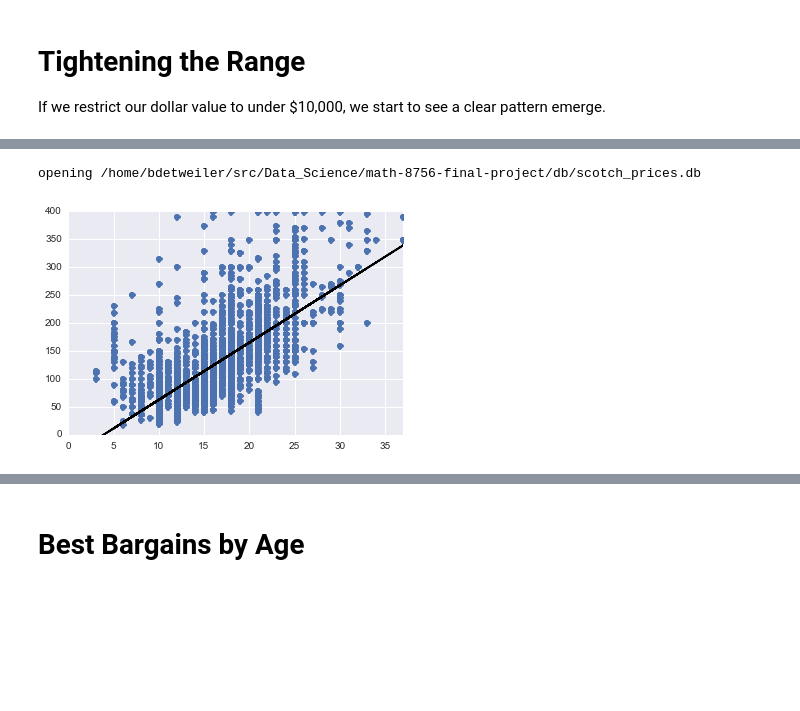
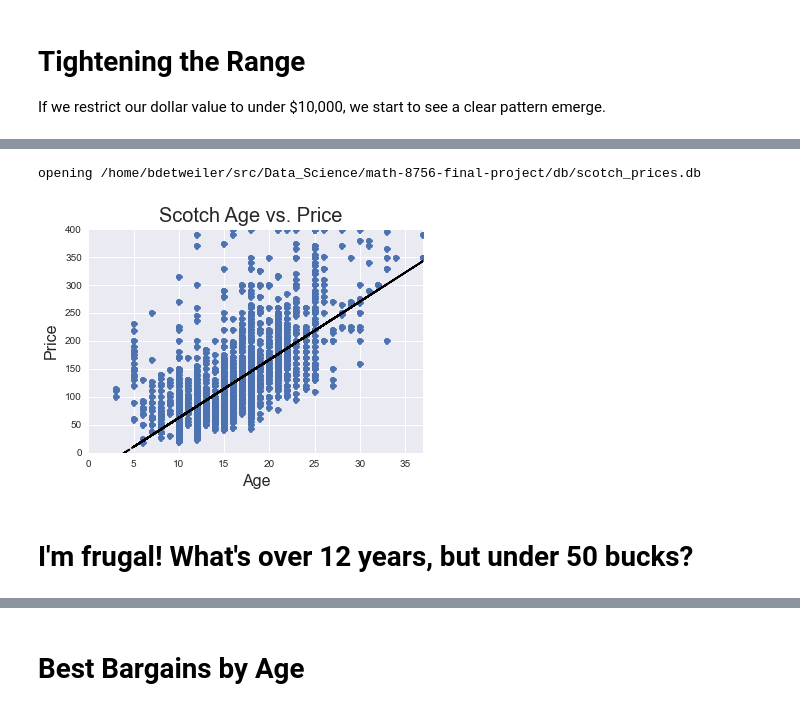
Before and after one commit to bdetweiler/math-8756-final-project, a Jupyter notebook: src/Analyze Scotch.ipynb, the cells around one changed output, grey strips where cells are left out. Cells and saved outputs as stored; diff of their text form; code cells hidden in the pictures; blank space fills up the shorter version.

```diff
--- a/src/Analyze Scotch.ipynb
+++ b/src/Analyze Scotch.ipynb
@@ -186,7 +251,7 @@ scotch_rs = scotch_store.find((Scotch, Price, Producer, Distillery, Retailer),
                      Producer.PRODUCER_ID == Scotch.PRODUCER,
                      Distillery.DISTILLERY_ID == Scotch.DISTILLERY,
                      Scotch.AGE > 0,
-                     Price.PRICE < 9000).order_by(Price.PRICE)
+                     Price.PRICE < 5001).order_by(Price.PRICE)
 data = [(producer.NAME, distillery.NAME, scotch.AGE, price.PRICE, retailer.NAME) for scotch, price, producer, distillery, retailer in scotch_rs]
 
 age = []
@@ -197,12 +262,13 @@ for i in range(0, len(data)):
     #print str(data[i][2]) + ", " + str(data[i][3])
 
 
-plt.plot(age, price, 'o', age, fit_fn(age), '--k')
-plt.xlim(0, max(age))
-plt.ylim(0, max(price))
+plt.plot(age, price, 'o')
 
 
 
+plt.suptitle('Scotch Age vs. Price', fontsize=20)
+plt.xlabel('Age', fontsize=16)
+plt.ylabel('Price', fontsize=16)
 
 
 scotch_store.flush()
@@ -292,31 +363,38 @@ scotch_rs = scotch_store.find((Scotch, Price, Producer, Distillery, Retailer),
                      Scotch.AGE > 0,
                      Price.PRICE < 401).order_by(Price.PRICE)
 data = [(producer.NAME, distillery.NAME, scotch.AGE, price.PRICE, retailer.NAME) for scotch, price, producer, distillery, retailer in scotch_rs]
 
 age = []
 price = []
 for i in range(0, len(data)):
     age.append(data[i][2])
     price.append(data[i][3])
     #print str(data[i][2]) + ", " + str(data[i][3])
 
 
 fit = np.polyfit(age, price, 1)
 fit_fn = np.poly1d(fit)
 # fit_fn is now a function which takes in x and returns an estimate for y
 
 # plt.plot(x,y, 'yo', x, fit_fn(x), '--k')
 
+
+plt.suptitle('Scotch Age vs. Price', fontsize=20)
+plt.xlabel('Age', fontsize=16)
+plt.ylabel('Price', fontsize=16)
+
 plt.plot(age, price, 'o', age, fit_fn(age), '--k')
 plt.xlim(0, max(age))
 plt.ylim(0, max(price))
 
 
 
 
 scotch_store.flush()
 scotch_store.commit()
 scotch_store.close()
 # %% [output]
 opening /home/bdetweiler/src/Data_Science/math-8756-final-project/db/scotch_prices.db
-[figure, old version]
+[figure, new version]
+# %% [markdown]
+# I'm frugal! What's over 12 years, but under 50 bucks?
```
Also changed, not shown: parts of 10 cells of this notebook, 9 other files.
